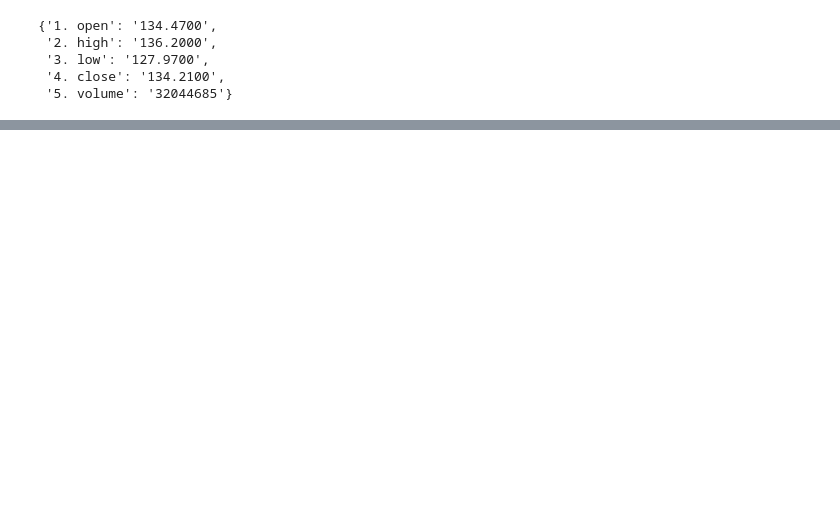
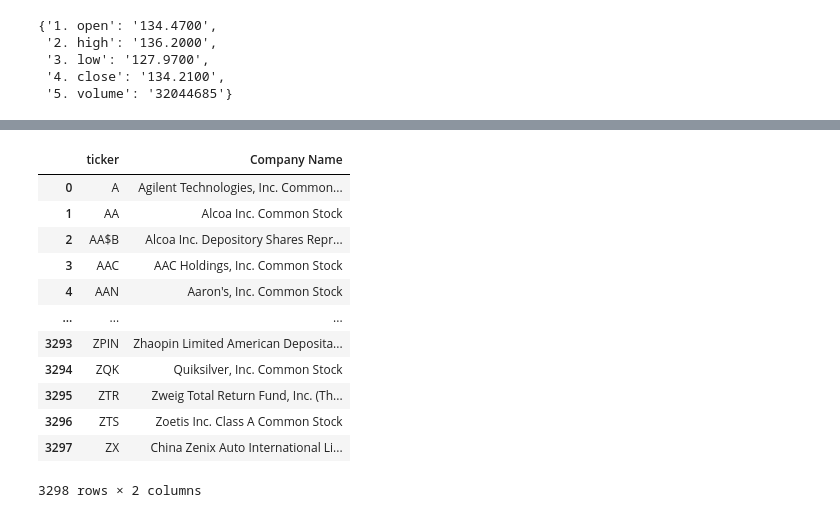
Before and after one commit to mknomics/stock-market, a Jupyter notebook: AlphaAdvantageAPI.ipynb, the cells around one changed output, grey strips where cells are left out. Saved outputs shown, nothing was run; the diff lists cells and outputs as text; code cells hidden in the pictures; blank space fills up the shorter version.

```diff
--- a/AlphaAdvantageAPI.ipynb
+++ b/AlphaAdvantageAPI.ipynb
@@ -149,0 +182,19 @@ pd.DataFrame.from_dict(data['Weekly Time Series'],orient='index')
+# %%
+ticker_url='https://raw.githubusercontent.com/mknomics/teaching/main/nyse-listed_csv.txt' # I define a string variable using apostrophe ' but I could ahve also used quotes " ".  I just cannot mix apostophe and quotes in the same line
+tickers = pd.read_csv(ticker_url)
+tickers.rename(columns={'ACT Symbol':'ticker'},inplace=True)
+tickers
+# %% [output]
+|  | ticker | Company Name |
+| 0 | A | Agilent Technologies, Inc. Common... |
+| 1 | AA | Alcoa Inc. Common Stock |
+| 2 | AA$B | Alcoa Inc. Depository Shares Repr... |
+| 3 | AAC | AAC Holdings, Inc. Common Stock |
+| 4 | AAN | Aaron's, Inc. Common Stock |
+| ... | ... | ... |
+| 3293 | ZPIN | Zhaopin Limited American Deposita... |
+| 3294 | ZQK | Quiksilver, Inc. Common Stock |
+| 3295 | ZTR | Zweig Total Return Fund, Inc. (Th... |
+| 3296 | ZTS | Zoetis Inc. Class A Common Stock |
+| 3297 | ZX | China Zenix Auto International Li... |
+3298 rows × 2 columns
```
Also changed, not shown: parts of 15 cells of this notebook.
